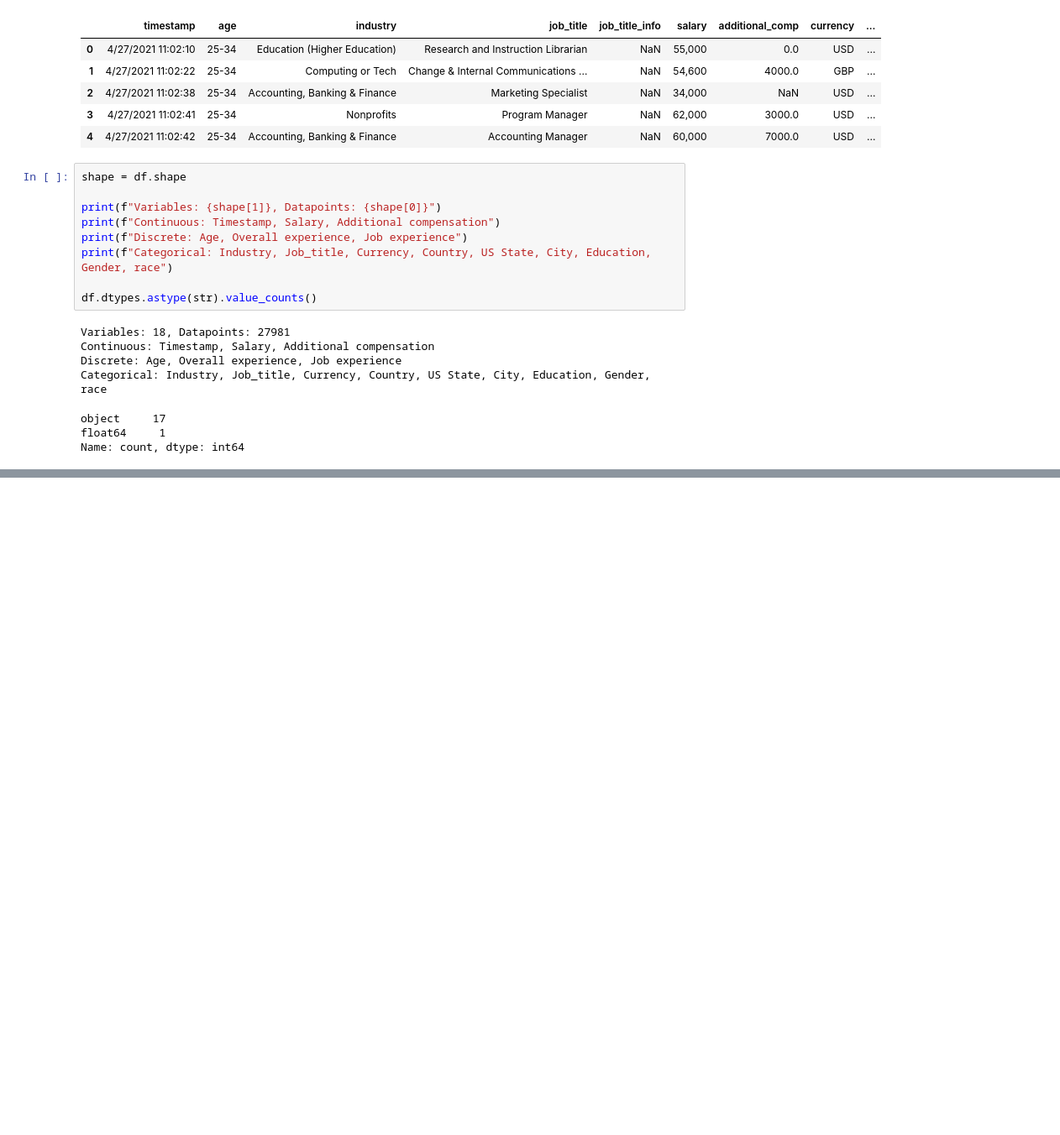
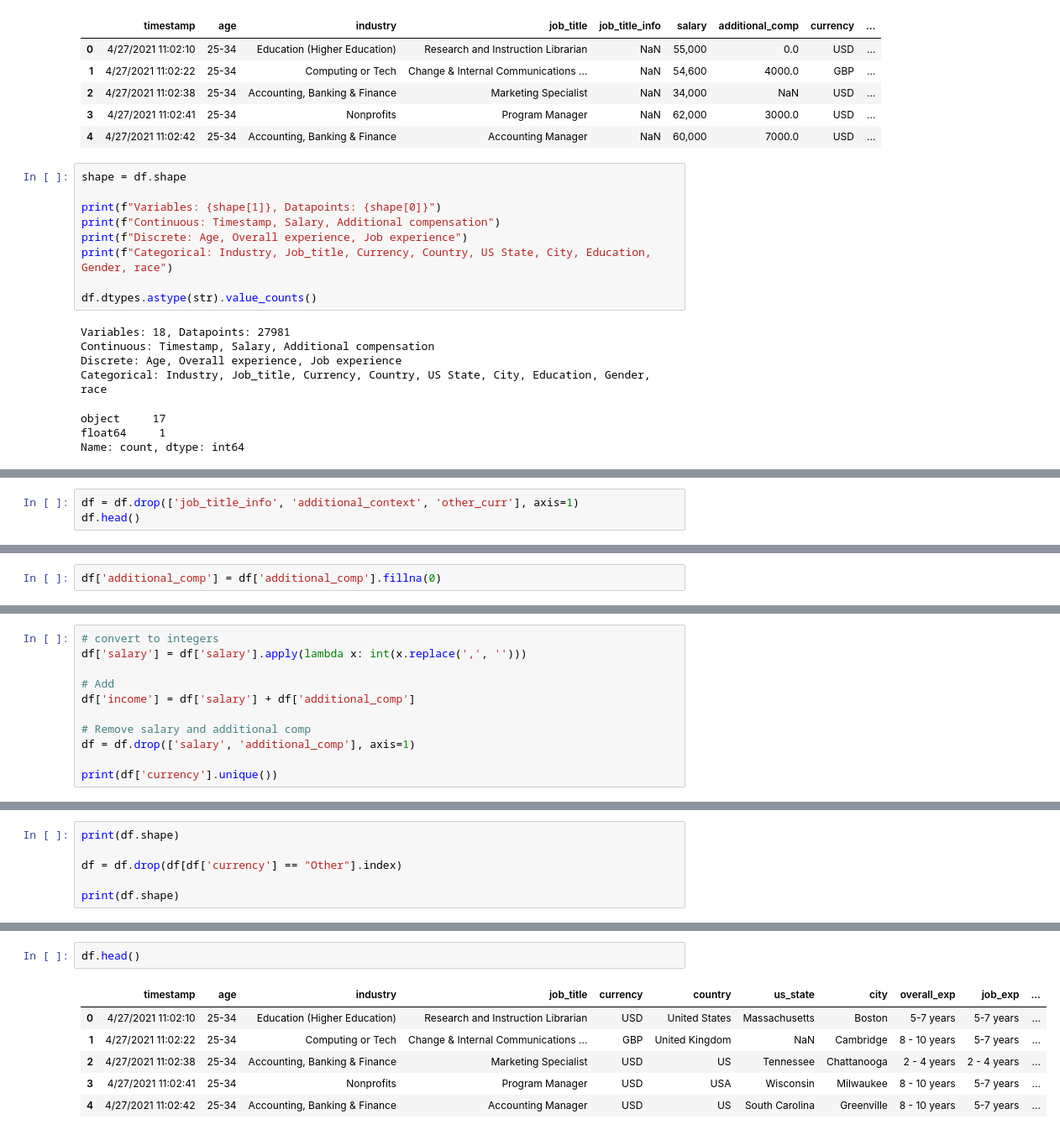
Before and after one commit to pcs03/foe-exercises, a Jupyter notebook: statistics/ws1/salaries.ipynb, the cells around one changed output, grey strips where cells are left out. Shown: that part at 84% size. Saved outputs shown, nothing was run; the diff lists cells and outputs as text; blank space fills up the shorter version.

```diff
--- a/statistics/ws1/salaries.ipynb
+++ b/statistics/ws1/salaries.ipynb
@@ -82,0 +99,3 @@ Name: count, dtype: int64
+# %%
+df = df.drop(['job_title_info', 'additional_context', 'other_curr'], axis=1)
+df.head()
@@ -82,0 +109,2 @@ Name: count, dtype: int64
+# %%
+df['additional_comp'] = df['additional_comp'].fillna(0)
@@ -82,0 +113,11 @@ Name: count, dtype: int64
+# %%
+# convert to integers
+df['salary'] = df['salary'].apply(lambda x: int(x.replace(',', '')))
+
+# Add
+df['income'] = df['salary'] + df['additional_comp']
+
+# Remove salary and additional comp
+df = df.drop(['salary', 'additional_comp'], axis=1)
+
+print(df['currency'].unique())
@@ -82,0 +126,6 @@ Name: count, dtype: int64
+# %%
+print(df.shape)
+
+df = df.drop(df[df['currency'] == "Other"].index)
+
+print(df.shape)
@@ -82,0 +150,9 @@ Name: count, dtype: int64
+# %%
+df.head()
+# %% [output]
+|  | timestamp | age | industry | job_title | currency | country | us_state | city | overall_exp | job_exp | ... |
+| 0 | 4/27/2021 11:02:10 | 25-34 | Education (Higher Education) | Research and Instruction Librarian | USD | United States | Massachusetts | Boston | 5-7 years | 5-7 years | ... |
+| 1 | 4/27/2021 11:02:22 | 25-34 | Computing or Tech | Change & Internal Communications ... | GBP | United Kingdom | NaN | Cambridge | 8 - 10 years | 5-7 years | ... |
+| 2 | 4/27/2021 11:02:38 | 25-34 | Accounting, Banking & Finance | Marketing Specialist | USD | US | Tennessee | Chattanooga | 2 - 4 years | 2 - 4 years | ... |
+| 3 | 4/27/2021 11:02:41 | 25-34 | Nonprofits | Program Manager | USD | USA | Wisconsin | Milwaukee | 8 - 10 years | 5-7 years | ... |
+| 4 | 4/27/2021 11:02:42 | 25-34 | Accounting, Banking & Finance | Accounting Manager | USD | US | South Carolina | Greenville | 8 - 10 years | 5-7 years | ... |
```
Also changed, not shown: parts of 22 cells of this notebook.
